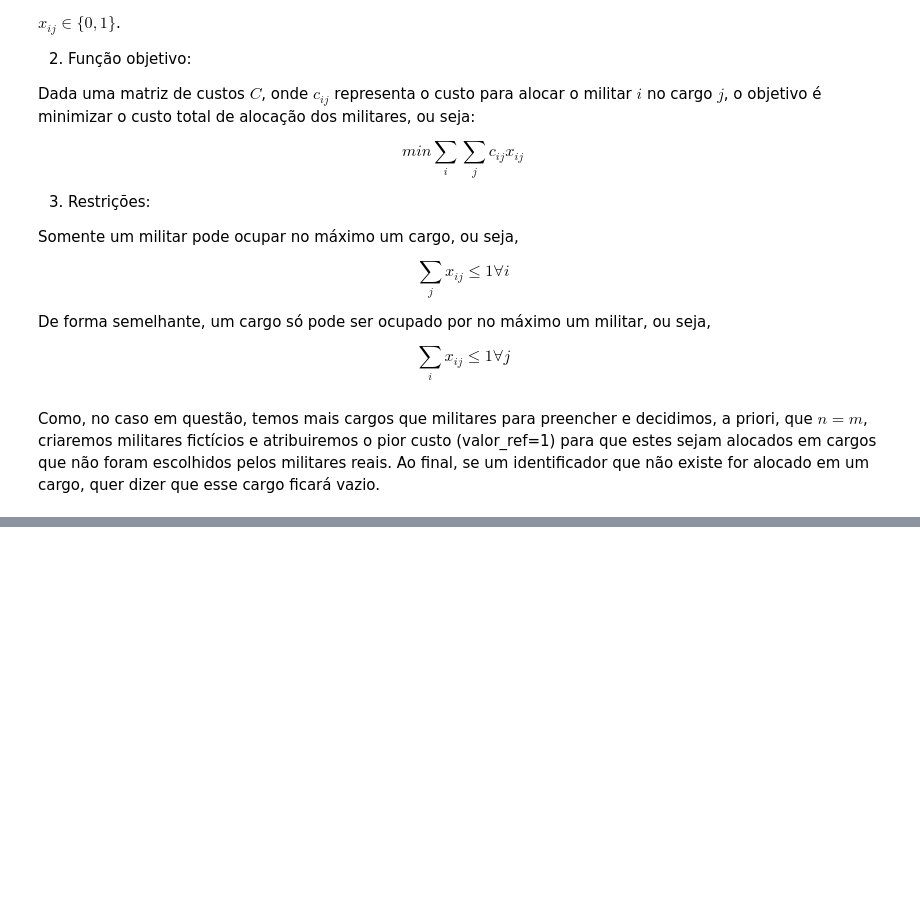
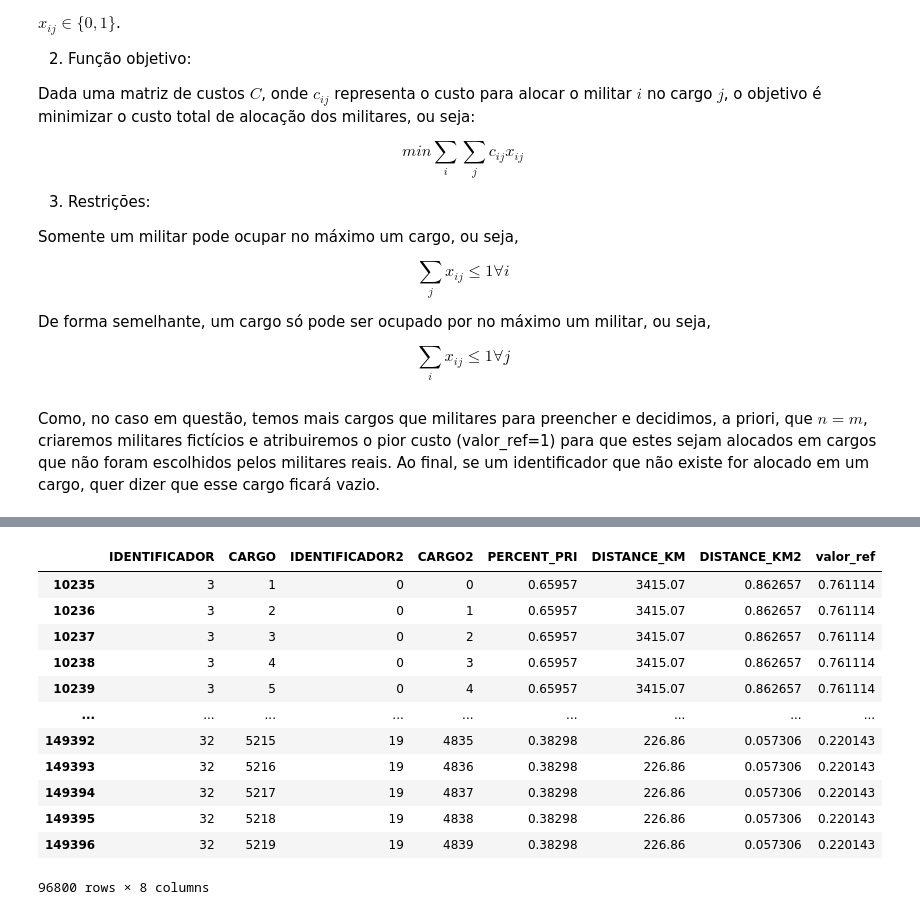
Before and after one commit to silvio-estat/ARTIGO_AED, a Jupyter notebook: ETL.ipynb, the cells around one changed output, grey strips where cells are left out. Cells and saved outputs as stored; diff of their text form; code cells hidden in the pictures; blank space fills up the shorter version.

```diff
--- a/ETL.ipynb
+++ b/ETL.ipynb
@@ -423,3 +317,0 @@ dados3.shape
-# %%
-# Concatena com o DataFrame original
-dados3 = pd.concat([dados3, cartesian_product], ignore_index=True)
@@ -647,0 +382,22 @@ Assim, espera-se que este trabalho contribua não apenas para o aperfeiçoamento
+# %%
+
+filtered_data = dados3[dados3['IDENTIFICADOR2'].between(0, 19)]
+
+# Create a new table (DataFrame)
+dados3_filtrado = filtered_data.copy() # Use .copy() to avoid SettingWithCopyWarning
+# %%
+dados3_filtrado
+# %% [output]
+|  | IDENTIFICADOR | CARGO | IDENTIFICADOR2 | CARGO2 | PERCENT_PRI | DISTANCE_KM | DISTANCE_KM2 | valor_ref |
+| 10235 | 3 | 1 | 0 | 0 | 0.65957 | 3415.07 | 0.862657 | 0.761114 |
+| 10236 | 3 | 2 | 0 | 1 | 0.65957 | 3415.07 | 0.862657 | 0.761114 |
+| 10237 | 3 | 3 | 0 | 2 | 0.65957 | 3415.07 | 0.862657 | 0.761114 |
+| 10238 | 3 | 4 | 0 | 3 | 0.65957 | 3415.07 | 0.862657 | 0.761114 |
+| 10239 | 3 | 5 | 0 | 4 | 0.65957 | 3415.07 | 0.862657 | 0.761114 |
+| ... | ... | ... | ... | ... | ... | ... | ... | ... |
+| 149392 | 32 | 5215 | 19 | 4835 | 0.38298 | 226.86 | 0.057306 | 0.220143 |
+| 149393 | 32 | 5216 | 19 | 4836 | 0.38298 | 226.86 | 0.057306 | 0.220143 |
+| 149394 | 32 | 5217 | 19 | 4837 | 0.38298 | 226.86 | 0.057306 | 0.220143 |
+| 149395 | 32 | 5218 | 19 | 4838 | 0.38298 | 226.86 | 0.057306 | 0.220143 |
+| 149396 | 32 | 5219 | 19 | 4839 | 0.38298 | 226.86 | 0.057306 | 0.220143 |
+96800 rows × 8 columns
```
Also changed, not shown: parts of 37 cells of this notebook.
